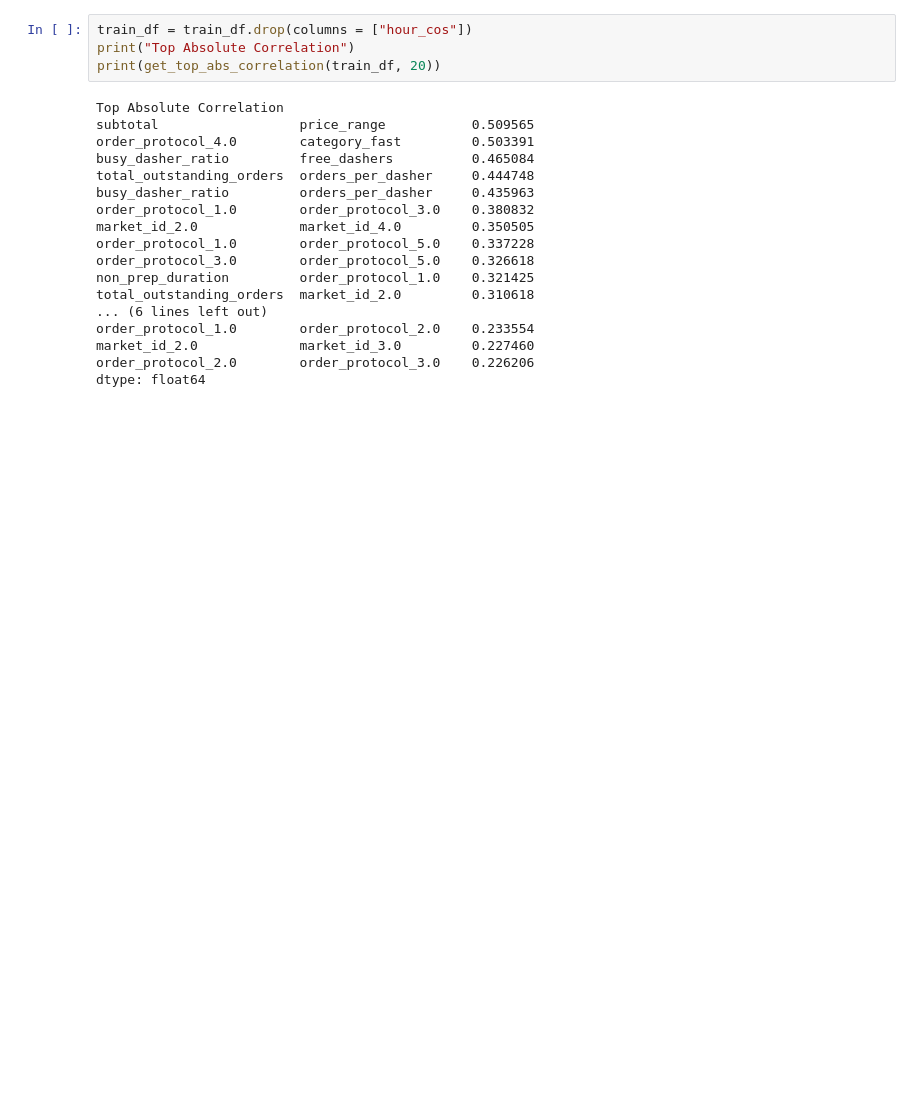
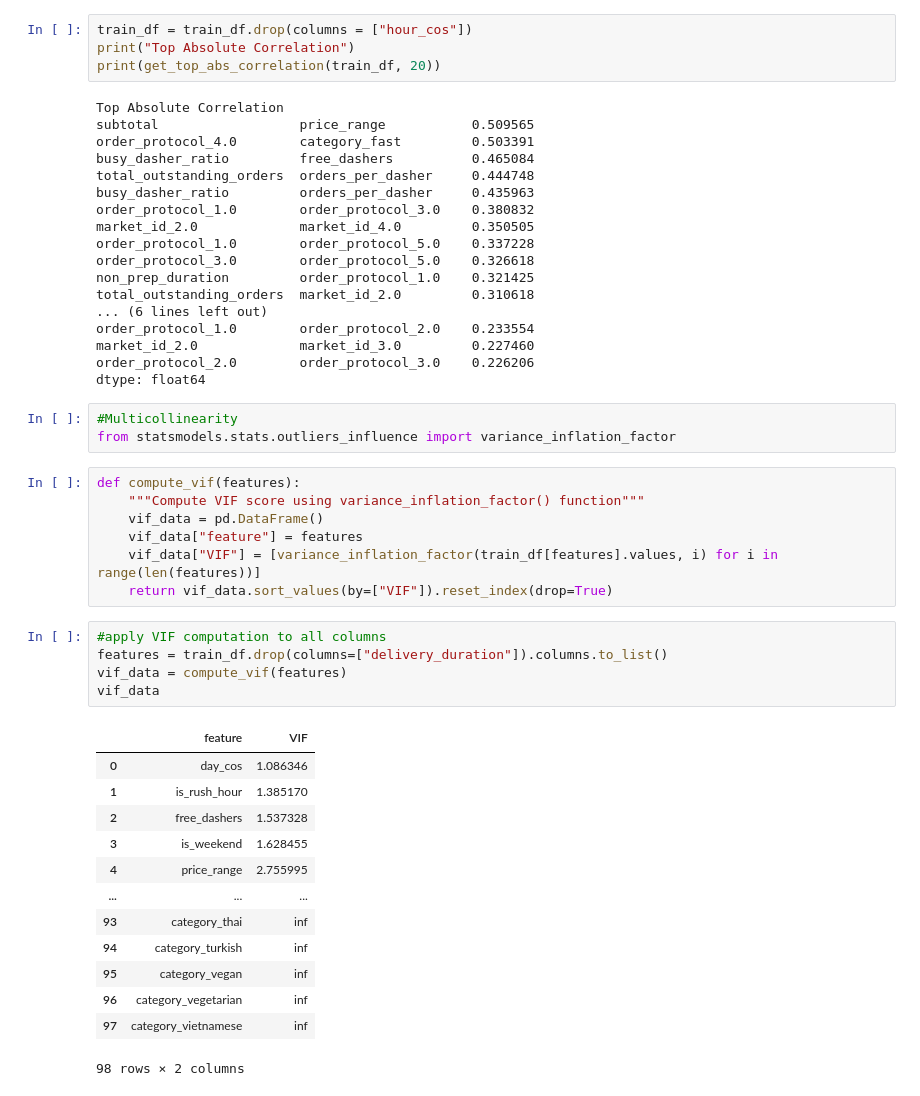
Before and after one commit to abir171915/DoorDash-delivery-time-prediction-, a Jupyter notebook: fulleda.ipynb, the cells around one changed output. Cells and saved outputs as stored; diff of their text form; blank space fills up the shorter version.

Commit message:
computing VIF score

```diff
--- a/fulleda.ipynb
+++ b/fulleda.ipynb
@@ -558,3 +558,32 @@ order_protocol_1.0        order_protocol_2.0    0.233554
 market_id_2.0             market_id_3.0         0.227460
 order_protocol_2.0        order_protocol_3.0    0.226206
 dtype: float64
+# %%
+#Multicollinearity
+from statsmodels.stats.outliers_influence import variance_inflation_factor
+# %%
+def compute_vif(features):
+    """Compute VIF score using variance_inflation_factor() function"""
+    vif_data = pd.DataFrame()
+    vif_data["feature"] = features
+    vif_data["VIF"] = [variance_inflation_factor(train_df[features].values, i) for i in range(len(features))]
+    return vif_data.sort_values(by=["VIF"]).reset_index(drop=True)
+# %%
+#apply VIF computation to all columns
+features = train_df.drop(columns=["delivery_duration"]).columns.to_list()
+vif_data = compute_vif(features)
+vif_data
+# %% [output]
+|  | feature | VIF |
+| 0 | day_cos | 1.086346 |
+| 1 | is_rush_hour | 1.385170 |
+| 2 | free_dashers | 1.537328 |
+| 3 | is_weekend | 1.628455 |
+| 4 | price_range | 2.755995 |
+| ... | ... | ... |
+| 93 | category_thai | inf |
+| 94 | category_turkish | inf |
+| 95 | category_vegan | inf |
+| 96 | category_vegetarian | inf |
+| 97 | category_vietnamese | inf |
+98 rows × 2 columns
```
